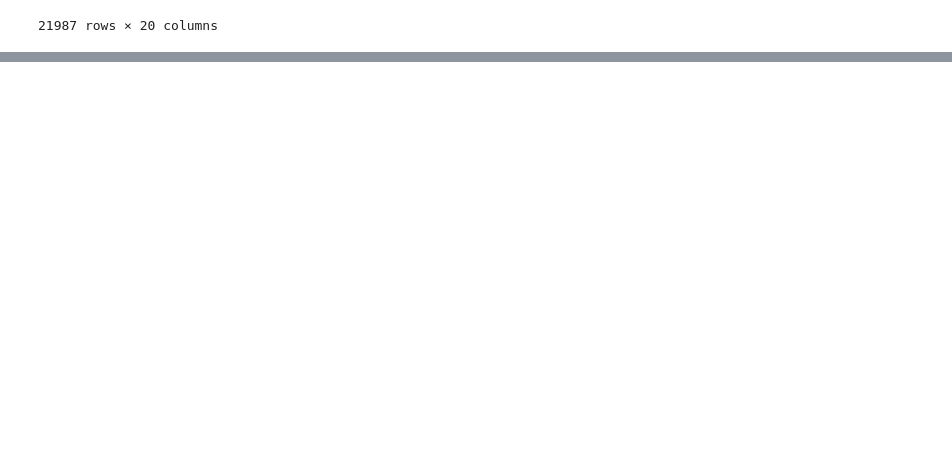
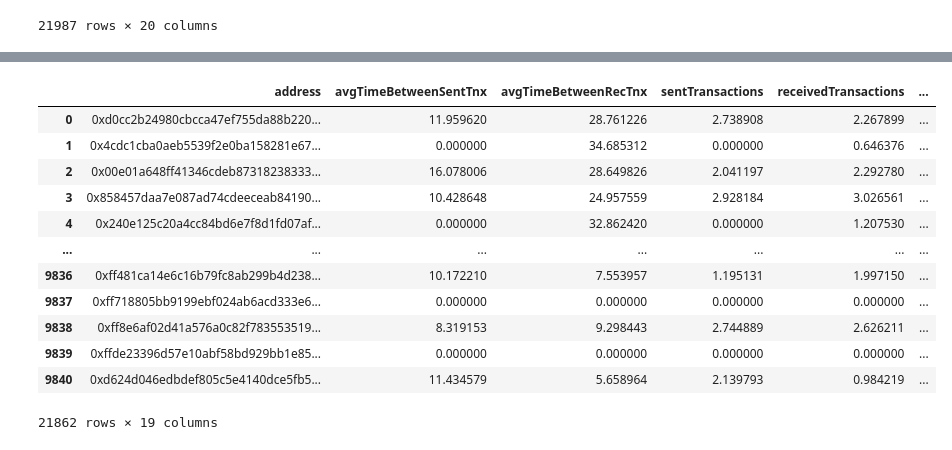
Before and after one commit to RushilPatel0703/DAE_Project, a Jupyter notebook: test.ipynb, the cells around one changed output, grey strips where cells are left out. Saved outputs shown, nothing was run; the diff lists cells and outputs as text; code cells hidden in the pictures; blank space fills up the shorter version.

Commit message:
Combined work from "Copy of test"

```diff
--- a/test.ipynb
+++ b/test.ipynb
@@ -131,0 +192,13 @@ df # final dataset to use
+# %%
+X = df.drop('flag',axis=1)
+y = df['flag']
+# %%
+df2 = X.copy()
+from scipy import stats
+
+for col in df2:
+  if df2[col].dtypes == 'int64' or df2[col].dtypes == 'float64':
+    posdata = df2[col][df2[col] > 0]
+    col_data, fitted_lambda = stats.boxcox(posdata)
+    df2.loc[df2[col] > 0, col] = col_data
+df_final = df2.copy()
@@ -131,0 +227,16 @@ df # final dataset to use
+# %%
+df_final
+# %% [output]
+|  | address | avgTimeBetweenSentTnx | avgTimeBetweenRecTnx | sentTransactions | receivedTransactions | ... |
+| 0 | 0xd0cc2b24980cbcca47ef755da88b220... | 11.959620 | 28.761226 | 2.738908 | 2.267899 | ... |
+| 1 | 0x4cdc1cba0aeb5539f2e0ba158281e67... | 0.000000 | 34.685312 | 0.000000 | 0.646376 | ... |
+| 2 | 0x00e01a648ff41346cdeb87318238333... | 16.078006 | 28.649826 | 2.041197 | 2.292780 | ... |
+| 3 | 0x858457daa7e087ad74cdeeceab84190... | 10.428648 | 24.957559 | 2.928184 | 3.026561 | ... |
+| 4 | 0x240e125c20a4cc84bd6e7f8d1fd07af... | 0.000000 | 32.862420 | 0.000000 | 1.207530 | ... |
+| ... | ... | ... | ... | ... | ... | ... |
+| 9836 | 0xff481ca14e6c16b79fc8ab299b4d238... | 10.172210 | 7.553957 | 1.195131 | 1.997150 | ... |
+| 9837 | 0xff718805bb9199ebf024ab6acd333e6... | 0.000000 | 0.000000 | 0.000000 | 0.000000 | ... |
+| 9838 | 0xff8e6af02d41a576a0c82f783553519... | 8.319153 | 9.298443 | 2.744889 | 2.626211 | ... |
+| 9839 | 0xffde23396d57e10abf58bd929bb1e85... | 0.000000 | 0.000000 | 0.000000 | 0.000000 | ... |
+| 9840 | 0xd624d046edbdef805c5e4140dce5fb5... | 11.434579 | 5.658964 | 2.139793 | 0.984219 | ... |
+21862 rows × 19 columns
```
Also changed, not shown: parts of 18 cells of this notebook.
